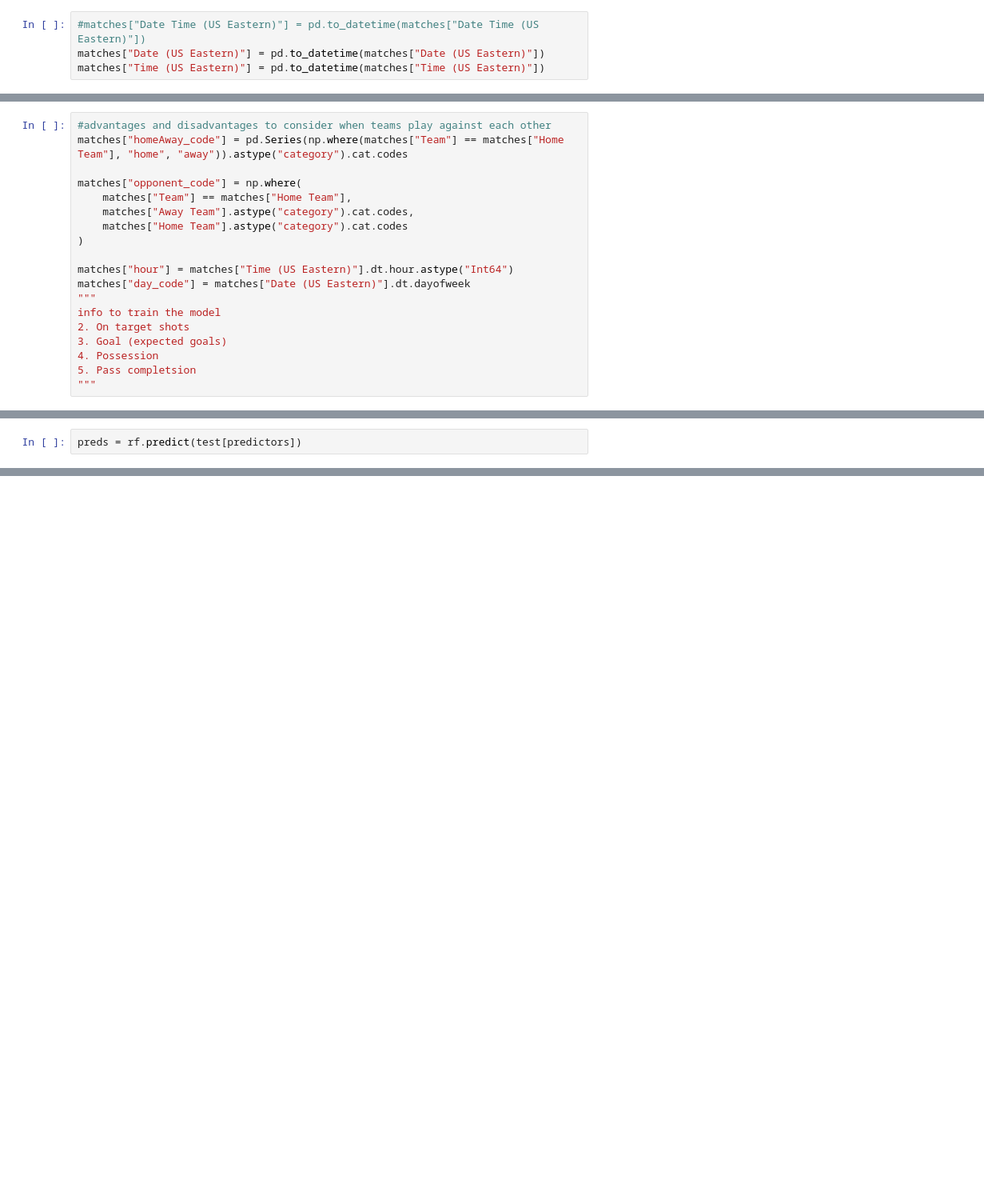
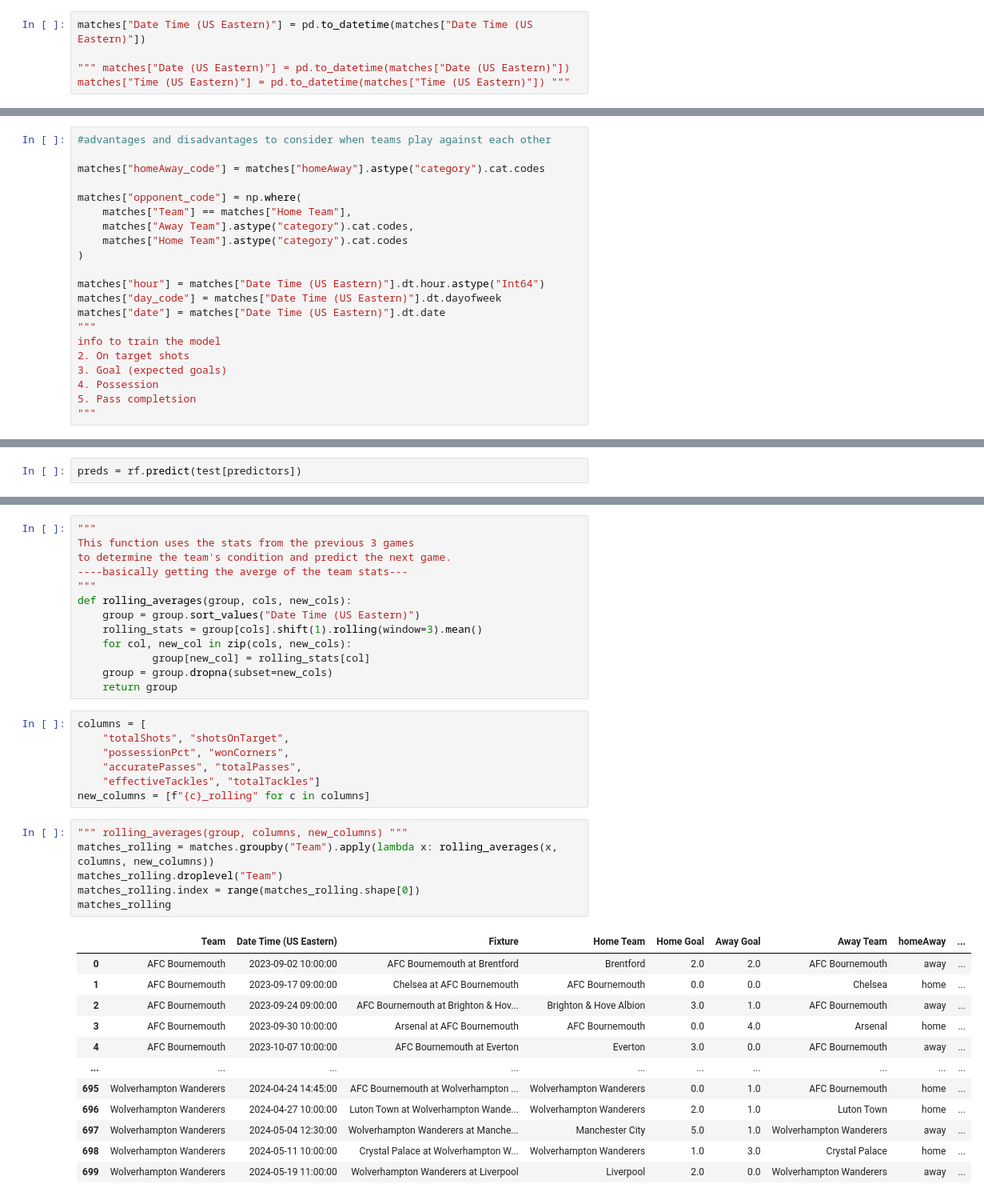
Before and after one commit to 23klhuynh/Soccer-Match-Prediction, a Jupyter notebook: index.ipynb, the cells around one changed output, grey strips where cells are left out. Shown at 80% size. Cells and saved outputs as stored; diff of their text form; blank space fills up the shorter version.

Commit message:
Improve the accuracy and precision of the model for better prediction.

```diff
--- a/index.ipynb
+++ b/index.ipynb
@@ -8,4 +9,5 @@ matches = pd.read_csv("assets/2022-2023.csv")
 # %%
-#matches["Date Time (US Eastern)"] = pd.to_datetime(matches["Date Time (US Eastern)"])
-matches["Date (US Eastern)"] = pd.to_datetime(matches["Date (US Eastern)"])
-matches["Time (US Eastern)"] = pd.to_datetime(matches["Time (US Eastern)"])
+matches["Date Time (US Eastern)"] = pd.to_datetime(matches["Date Time (US Eastern)"])
+
+""" matches["Date (US Eastern)"] = pd.to_datetime(matches["Date (US Eastern)"])
+matches["Time (US Eastern)"] = pd.to_datetime(matches["Time (US Eastern)"]) """
@@ -12,6 +16,7 @@ matches["Time (US Eastern)"] = pd.to_datetime(matches["Time (US Eastern)"])
 # %%
 #advantages and disadvantages to consider when teams play against each other
-matches["homeAway_code"] = pd.Series(np.where(matches["Team"] == matches["Home Team"], "home", "away")).astype("category").cat.codes
+
+matches["homeAway_code"] = matches["homeAway"].astype("category").cat.codes
 
 matches["opponent_code"] = np.where(
     matches["Team"] == matches["Home Team"],
@@ -19,8 +24,9 @@ matches["opponent_code"] = np.where(
     matches["Home Team"].astype("category").cat.codes
 )
 
-matches["hour"] = matches["Time (US Eastern)"].dt.hour.astype("Int64")
-matches["day_code"] = matches["Date (US Eastern)"].dt.dayofweek
+matches["hour"] = matches["Date Time (US Eastern)"].dt.hour.astype("Int64")
+matches["day_code"] = matches["Date Time (US Eastern)"].dt.dayofweek
+matches["date"] = matches["Date Time (US Eastern)"].dt.date
 """
 info to train the model
 2. On target shots
@@ -68,0 +91,39 @@ accuracy
+# %%
+"""
+This function uses the stats from the previous 3 games
+to determine the team's condition and predict the next game.
+----basically getting the averge of the team stats---
+"""
+def rolling_averages(group, cols, new_cols):
+    group = group.sort_values("Date Time (US Eastern)")
+    rolling_stats = group[cols].shift(1).rolling(window=3).mean()
+    for col, new_col in zip(cols, new_cols):
+            group[new_col] = rolling_stats[col]
+    group = group.dropna(subset=new_cols)
+    return group
+# %%
+columns = [
+    "totalShots", "shotsOnTarget",
+    "possessionPct", "wonCorners",
+    "accuratePasses", "totalPasses",
+    "effectiveTackles", "totalTackles"]
+new_columns = [f"{c}_rolling" for c in columns]
+# %%
+""" rolling_averages(group, columns, new_columns) """
+matches_rolling = matches.groupby("Team").apply(lambda x: rolling_averages(x, columns, new_columns))
+matches_rolling.droplevel("Team")
+matches_rolling.index = range(matches_rolling.shape[0])
+matches_rolling
+# %% [output]
+|  | Team | Date Time (US Eastern) | Fixture | Home Team | Home Goal | Away Goal | Away Team | homeAway | ... |
+| 0 | AFC Bournemouth | 2023-09-02 10:00:00 | AFC Bournemouth at Brentford | Brentford | 2.0 | 2.0 | AFC Bournemouth | away | ... |
+| 1 | AFC Bournemouth | 2023-09-17 09:00:00 | Chelsea at AFC Bournemouth | AFC Bournemouth | 0.0 | 0.0 | Chelsea | home | ... |
+| 2 | AFC Bournemouth | 2023-09-24 09:00:00 | AFC Bournemouth at Brighton & Hov... | Brighton & Hove Albion | 3.0 | 1.0 | AFC Bournemouth | away | ... |
+| 3 | AFC Bournemouth | 2023-09-30 10:00:00 | Arsenal at AFC Bournemouth | AFC Bournemouth | 0.0 | 4.0 | Arsenal | home | ... |
+| 4 | AFC Bournemouth | 2023-10-07 10:00:00 | AFC Bournemouth at Everton | Everton | 3.0 | 0.0 | AFC Bournemouth | away | ... |
+| ... | ... | ... | ... | ... | ... | ... | ... | ... | ... |
+| 695 | Wolverhampton Wanderers | 2024-04-24 14:45:00 | AFC Bournemouth at Wolverhampton ... | Wolverhampton Wanderers | 0.0 | 1.0 | AFC Bournemouth | home | ... |
+| 696 | Wolverhampton Wanderers | 2024-04-27 10:00:00 | Luton Town at Wolverhampton Wande... | Wolverhampton Wanderers | 2.0 | 1.0 | Luton Town | home | ... |
+| 697 | Wolverhampton Wanderers | 2024-05-04 12:30:00 | Wolverhampton Wanderers at Manche... | Manchester City | 5.0 | 1.0 | Wolverhampton Wanderers | away | ... |
+| 698 | Wolverhampton Wanderers | 2024-05-11 10:00:00 | Crystal Palace at Wolverhampton W... | Wolverhampton Wanderers | 1.0 | 3.0 | Crystal Palace | home | ... |
+| 699 | Wolverhampton Wanderers | 2024-05-19 11:00:00 | Wolverhampton Wanderers at Liverpool | Liverpool | 2.0 | 0.0 | Wolverhampton Wanderers | away | ... |
```
Also changed, not shown: parts of 13 cells of this notebook, 4 other files.
